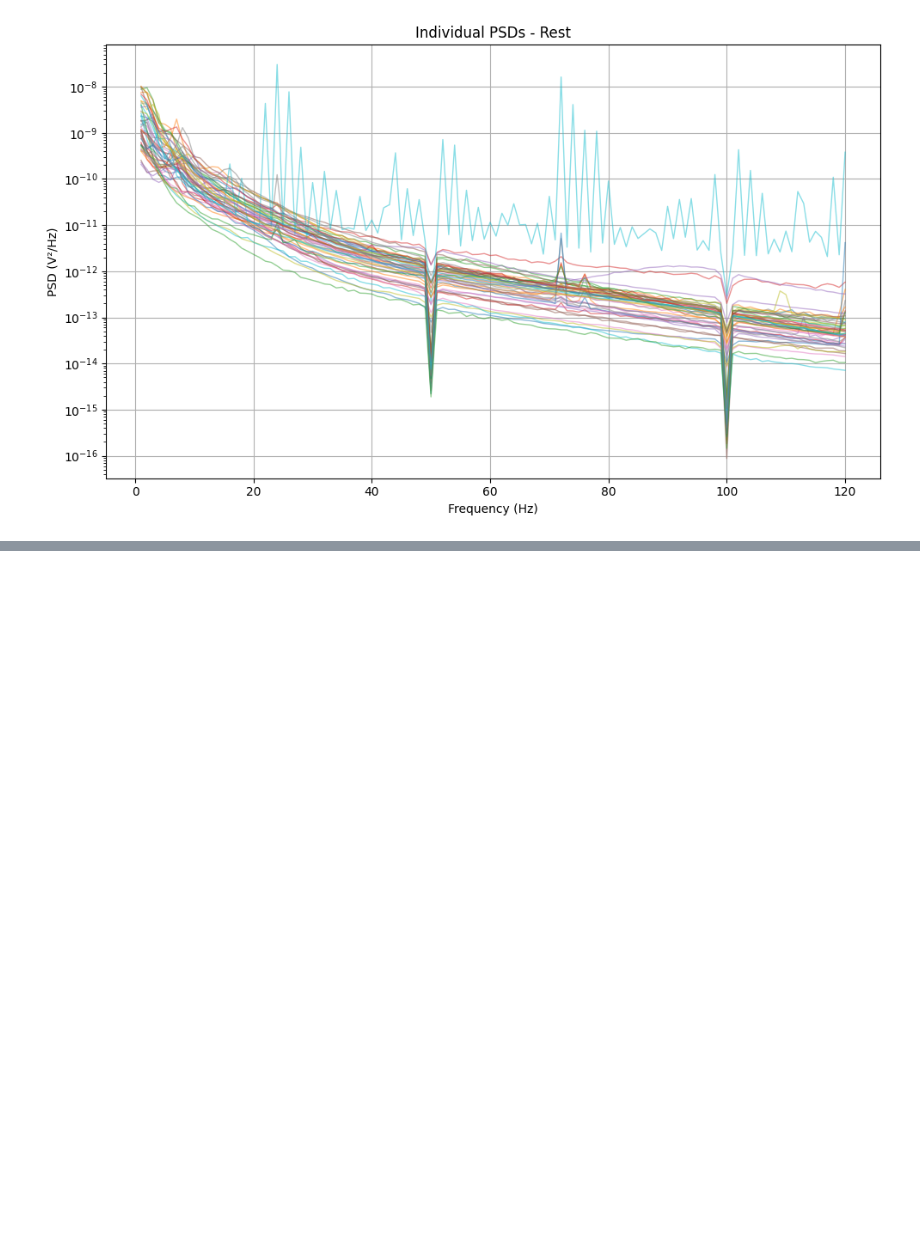
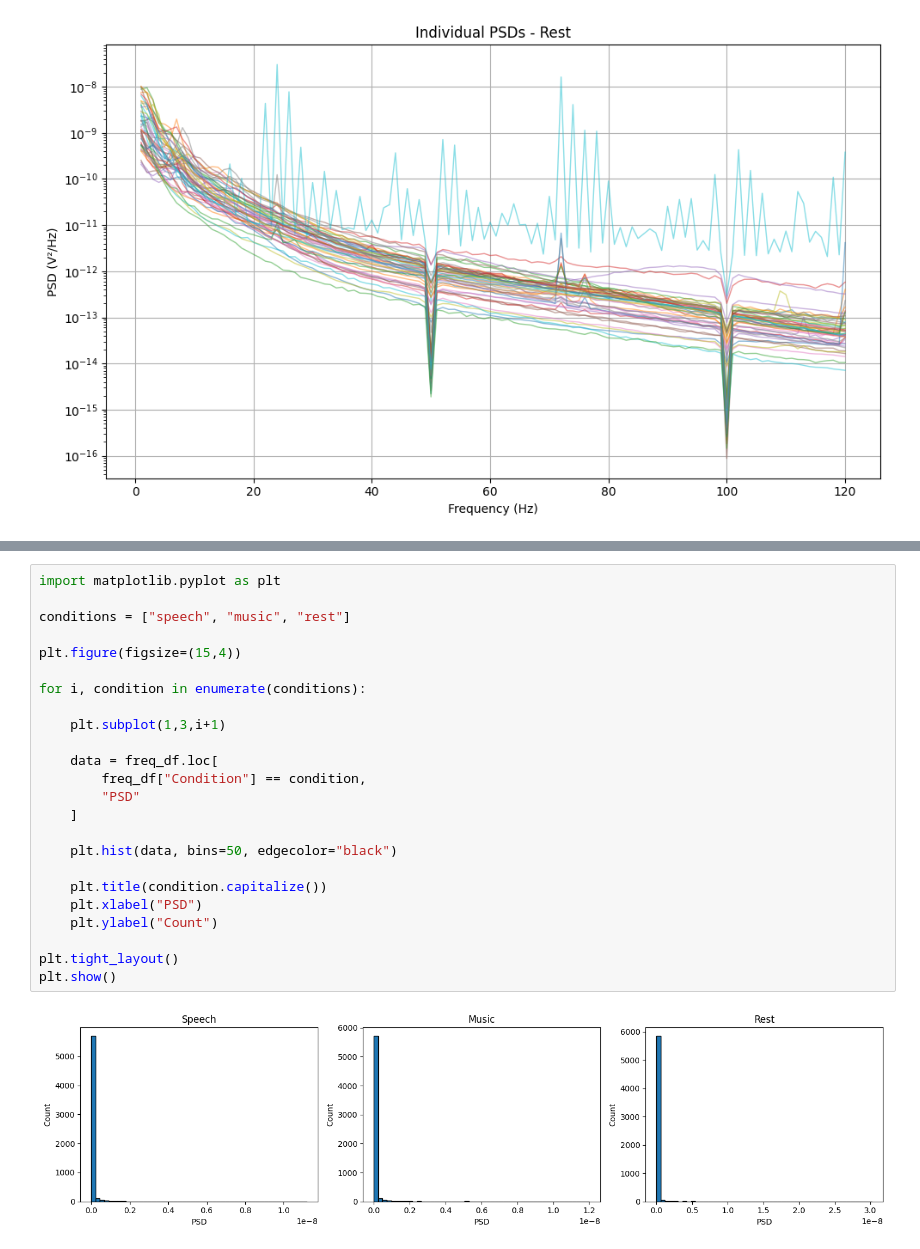
Before and after one commit to muqadasah/ieeg-fmri-dataset-analysis, a Jupyter notebook: PSD_analysis/psd.ipynb, the cells around one changed output, grey strips where cells are left out. Saved outputs shown, nothing was run; the diff lists cells and outputs as text; blank space fills up the shorter version.

```diff
--- a/PSD_analysis/psd.ipynb
+++ b/PSD_analysis/psd.ipynb
@@ -1465,0 +1633,26 @@ plt.show()
+# %%
+import matplotlib.pyplot as plt
+
+conditions = ["speech", "music", "rest"]
+
+plt.figure(figsize=(15,4))
+
+for i, condition in enumerate(conditions):
+
+    plt.subplot(1,3,i+1)
+
+    data = freq_df.loc[
+        freq_df["Condition"] == condition,
+        "PSD"
+    ]
+
+    plt.hist(data, bins=50, edgecolor="black")
+
+    plt.title(condition.capitalize())
+    plt.xlabel("PSD")
+    plt.ylabel("Count")
+
+plt.tight_layout()
+plt.show()
+# %% [output]
+[figure, added]
```
Also changed, not shown: parts of 19 cells of this notebook.
